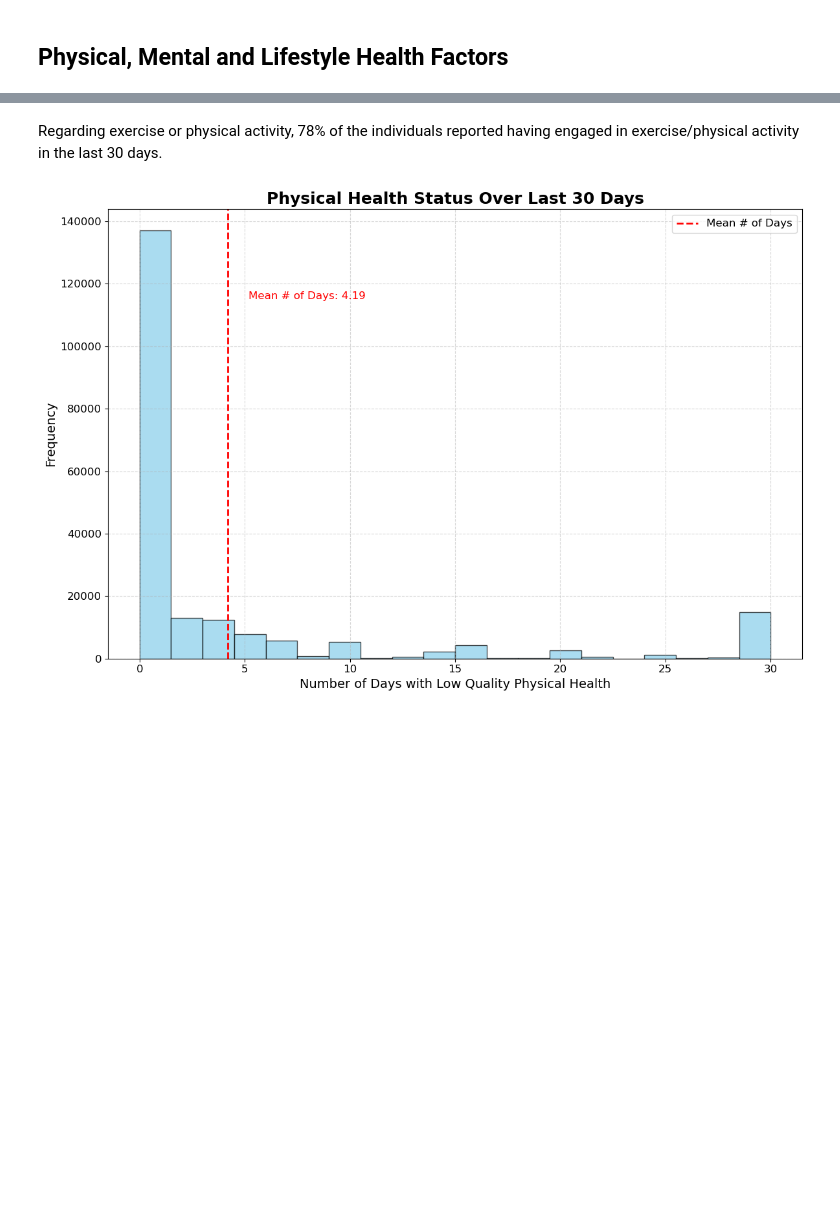
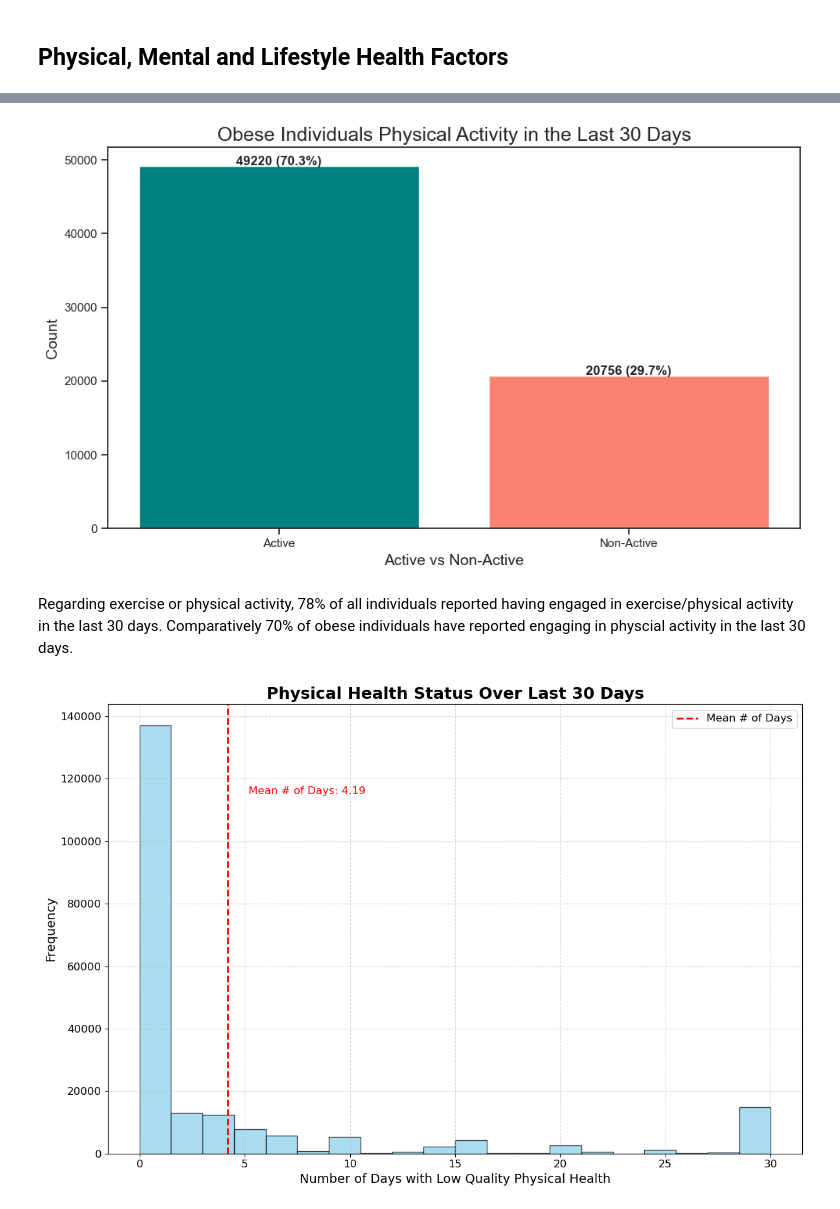
Before and after one commit to ldwilker10/predicting_obesity, a Jupyter notebook: notebook_final.ipynb, the cells around one changed output, grey strips where cells are left out. Cells and saved outputs as stored; diff of their text form; code cells hidden in the pictures; blank space fills up the shorter version.

```diff
--- a/notebook_final.ipynb
+++ b/notebook_final.ipynb
@@ -811,5 +793,38 @@ plt.show()
+# %%
+# Separating out only obese individuals in dataset
+df_obese = df_clean_train[df_clean_train["Obese"] != 0.0]
+
+# Plotting visual for Physical Activity
+outcome_counts_pa = df_obese['_TOTINDA'].value_counts()
+
+# Calculate percentages
+total = outcome_counts_pa.sum()
+percentages = [count / total * 100 for count in outcome_counts_pa]
+
+# Define colors and labels
+colors = ['teal', 'salmon']
+labels = ['Active', 'Non-Active']
+
+# Create the plot
+plt.figure(figsize=(10, 6))
+bars = plt.bar(labels, outcome_counts_pa.values, color=colors)
+
+# Adding text on top of each bar
+for i, (count, percent) in enumerate(zip(outcome_counts_pa, percentages)):
+    plt.text(i, count + 50, f"{count} ({percent:.1f}%)", ha='center', fontsize=12, fontweight='bold')
+
+# Adding labels and title
+plt.xlabel('Active vs Non-Active', fontsize=14)
+plt.ylabel('Count', fontsize=14)
+plt.title('Obese Individuals Physical Activity in the Last 30 Days', fontsize=18)
+
+# Display the plot
+plt.tight_layout()
+plt.show()
+# %% [output]
+[figure, added]
 # %% [markdown]
-Regarding exercise or physical activity, 78% of the individuals reported having engaged in exercise/physical activity in the last 30 days.
+Regarding exercise or physical activity, 78% of all individuals reported having engaged in exercise/physical activity in the last 30 days. Comparatively 70% of obese individuals have reported engaging in physcial activity in the last 30 days.
 # %%
 # Plotting Distributions for Physical Health Status
 
```
Also changed, not shown: parts of 27 cells of this notebook, 3 other files.
